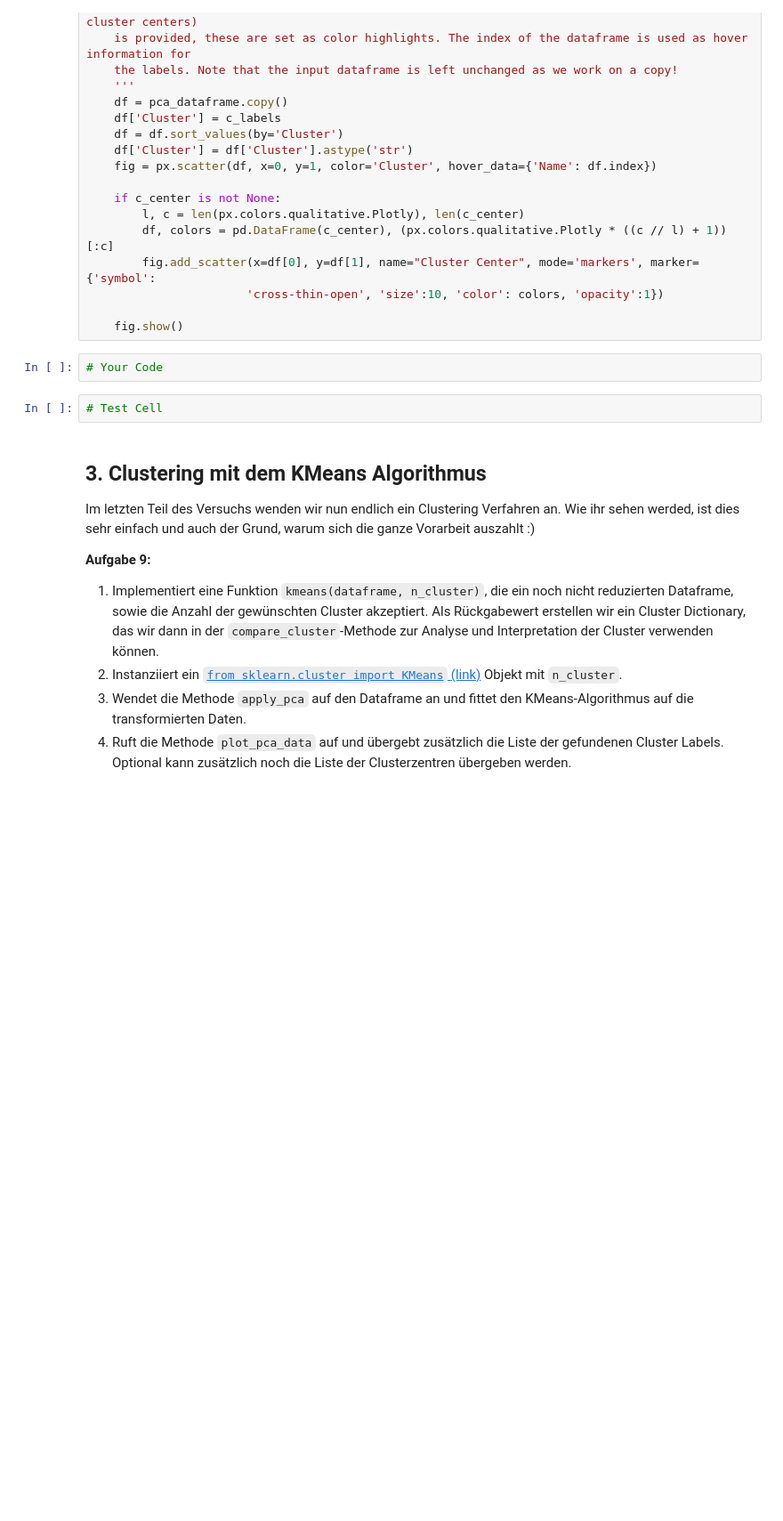
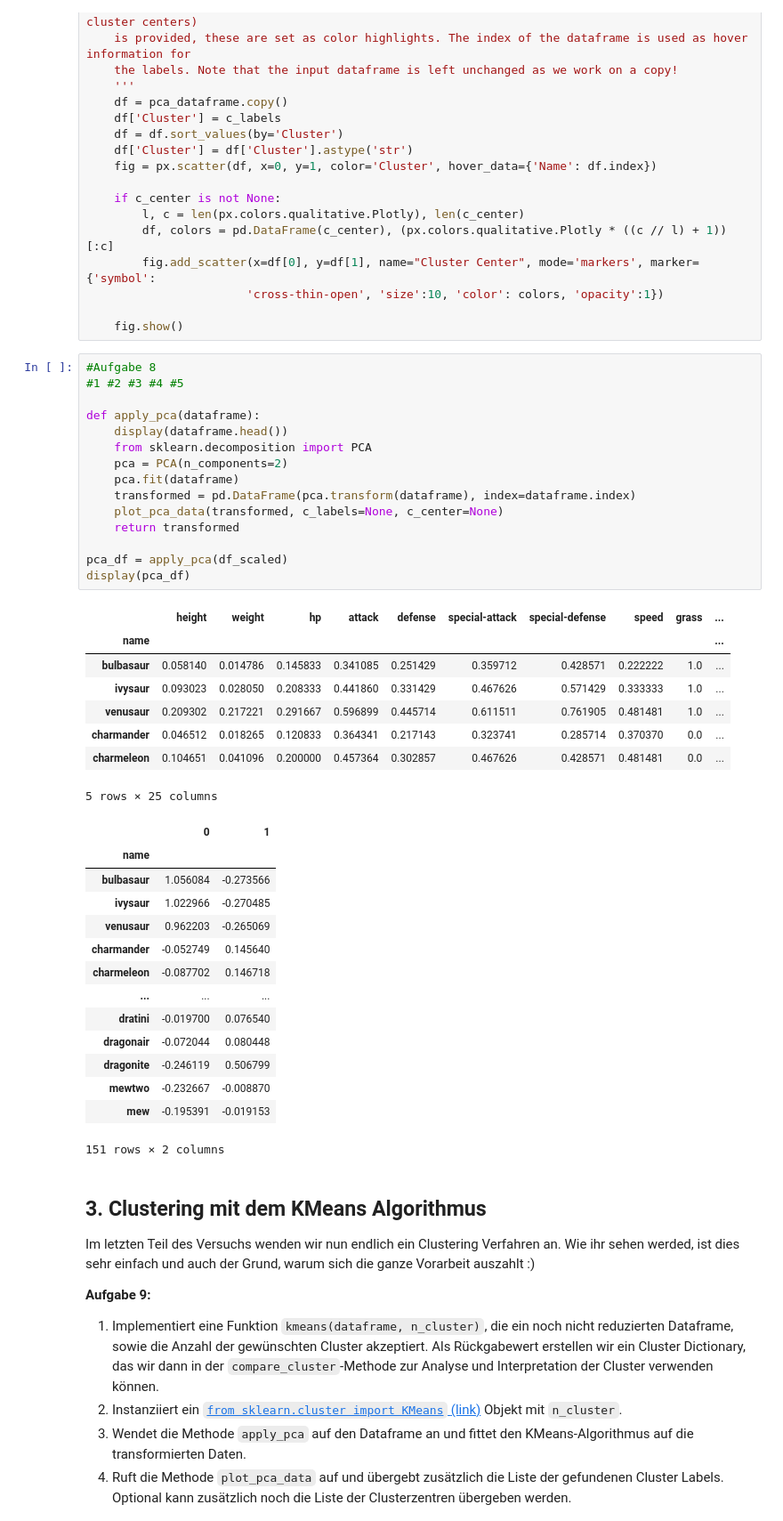
Before and after one commit to Branchverse/datamininglecture, a Jupyter notebook: 4_pokemon_clustering/VersuchPokemonClustering.ipynb, the cells around one changed output. Shown at 89% size. Cells and saved outputs as stored; diff of their text form; blank space fills up the shorter version.

```diff
--- a/4_pokemon_clustering/VersuchPokemonClustering.ipynb
+++ b/4_pokemon_clustering/VersuchPokemonClustering.ipynb
@@ -566,10 +573,44 @@ def plot_pca_data(pca_dataframe, c_labels=None, c_center=None):
                        'cross-thin-open', 'size':10, 'color': colors, 'opacity':1})
 
     fig.show()
-# %%
-# Your Code
-# %%
-# Test Cell
+# %%
+#Aufgabe 8
+#1 #2 #3 #4 #5
+
+def apply_pca(dataframe):
+    display(dataframe.head())
+    from sklearn.decomposition import PCA
+    pca = PCA(n_components=2)
+    pca.fit(dataframe)
+    transformed = pd.DataFrame(pca.transform(dataframe), index=dataframe.index)
+    plot_pca_data(transformed, c_labels=None, c_center=None)
+    return transformed
+
+pca_df = apply_pca(df_scaled)
+display(pca_df)
+# %% [output]
+|  | height | weight | hp | attack | defense | special-attack | special-defense | speed | grass | ... |
+| name |  |  |  |  |  |  |  |  |  | ... |
+| bulbasaur | 0.058140 | 0.014786 | 0.145833 | 0.341085 | 0.251429 | 0.359712 | 0.428571 | 0.222222 | 1.0 | ... |
+| ivysaur | 0.093023 | 0.028050 | 0.208333 | 0.441860 | 0.331429 | 0.467626 | 0.571429 | 0.333333 | 1.0 | ... |
+| venusaur | 0.209302 | 0.217221 | 0.291667 | 0.596899 | 0.445714 | 0.611511 | 0.761905 | 0.481481 | 1.0 | ... |
+| charmander | 0.046512 | 0.018265 | 0.120833 | 0.364341 | 0.217143 | 0.323741 | 0.285714 | 0.370370 | 0.0 | ... |
+| charmeleon | 0.104651 | 0.041096 | 0.200000 | 0.457364 | 0.302857 | 0.467626 | 0.428571 | 0.481481 | 0.0 | ... |
+5 rows × 25 columns
+|  | 0 | 1 |
+| name |  |  |
+| bulbasaur | 1.056084 | -0.273566 |
+| ivysaur | 1.022966 | -0.270485 |
+| venusaur | 0.962203 | -0.265069 |
+| charmander | -0.052749 | 0.145640 |
+| charmeleon | -0.087702 | 0.146718 |
+| ... | ... | ... |
+| dratini | -0.019700 | 0.076540 |
+| dragonair | -0.072044 | 0.080448 |
+| dragonite | -0.246119 | 0.506799 |
+| mewtwo | -0.232667 | -0.008870 |
+| mew | -0.195391 | -0.019153 |
+151 rows × 2 columns
 # %% [markdown]
 ## 3. Clustering mit dem KMeans Algorithmus
 
```
Also changed, not shown: parts of 6 cells of this notebook.
